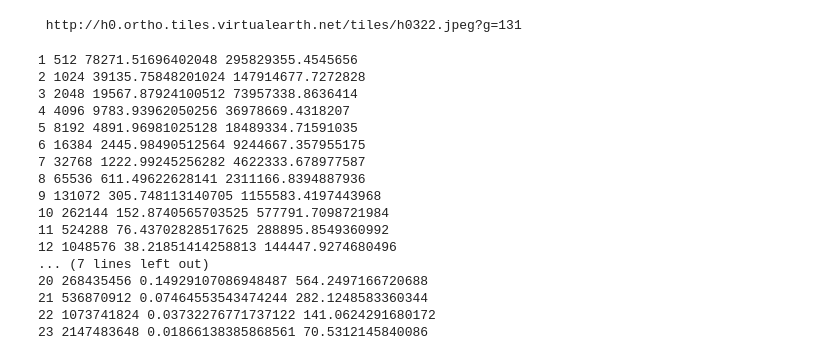
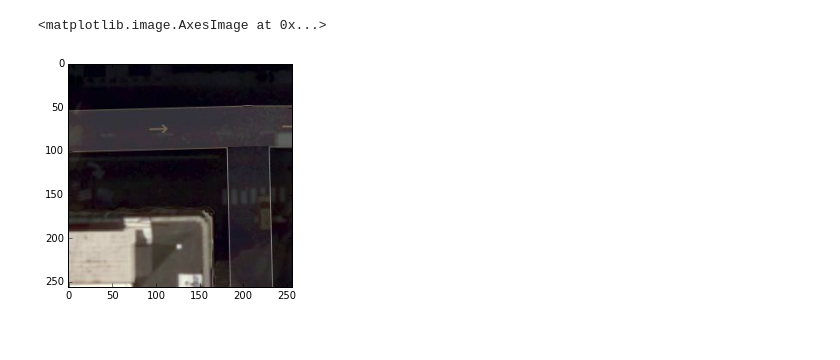
Before and after one commit to saba06/Satellite-Image-Boxing, a Jupyter notebook: homework3.ipynb, the cells around one changed output. Cells and saved outputs as stored; diff of their text form; code cells hidden in the pictures.

Commit message:
find the higest resolution image available

```diff
--- a/homework3.ipynb
+++ b/homework3.ipynb
@@ -51,7 +54,7 @@ def LatLongToPixelXY(latitude,longitude,levelofDetail):
 
     x=(longitude+180)/360
     sinLatitude=math.sin(latitude*math.pi/180)
-    y=0.5-math.log10((1 + sinLatitude) / (1 - sinLatitude))/(4*math.pi)
+    y=0.5-math.log((1 + sinLatitude) / (1 - sinLatitude))/(4*math.pi)
 
     mapSize=MapSize(levelofDetail)
     pixelX=Clip(x*mapSize+0.5,0,mapSize-1)
@@ -136,35 +139,36 @@ def QuadkeyToTileXY(quadKey):
             break
         else:
             print("invalid quadKey")
-# %%
-pixelX,pixelY=LatLongToPixelXY(41,-87,4)
-tileX,tileY=pixelXYToTileXY(pixelX,pixelY)
-q=TileXYToQuadKey(tileX,tileY,4)
-part1_url=" http://h0.ortho.tiles.virtualearth.net/tiles/h"
-part2_url=".jpeg?g=131"
-request_url=part1_url+q+part2_url
-print(request_url)
-#rx(part1_url+q+part2_url,"Chicago-23.jpeg")
-# %% [output]
- http://h0.ortho.tiles.virtualearth.net/tiles/h0322.jpeg?g=131
-# %%
-for i in range(1,24):
-    print(i,MapSize(i),GroundResolution(0,i),MapScale(0,i,96))
-# %% [output]
-1 512 78271.51696402048 295829355.4545656
-2 1024 39135.75848201024 147914677.7272828
-3 2048 19567.87924100512 73957338.8636414
-4 4096 9783.93962050256 36978669.4318207
-5 8192 4891.96981025128 18489334.71591035
-6 16384 2445.98490512564 9244667.357955175
-7 32768 1222.99245256282 4622333.678977587
-8 65536 611.49622628141 2311166.8394887936
-9 131072 305.748113140705 1155583.4197443968
-10 262144 152.8740565703525 577791.7098721984
-11 524288 76.43702828517625 288895.8549360992
-12 1048576 38.21851414258813 144447.9274680496
-... (7 lines left out)
-20 268435456 0.14929107086948487 564.2497166720688
-21 536870912 0.07464553543474244 282.1248583360344
-22 1073741824 0.03732276771737122 141.0624291680172
-23 2147483648 0.01866138385868561 70.5312145840086
+# %%
+def get_image(lat,long,levelofDetail,name):
+    """
+    gets the image for given parameters
+    input:latitude, longitude,levelofDetail, name to save img
+    output: returns img as np array
+    """
+    pixelX,pixelY=LatLongToPixelXY(lat,long,levelofDetail)
+    tileX,tileY=pixelXYToTileXY(pixelX,pixelY)
+    q=TileXYToQuadKey(tileX,tileY,levelofDetail)
+    part1_url=" http://h0.ortho.tiles.virtualearth.net/tiles/h"
+    part2_url=".jpeg?g=131"
+    request_url=part1_url+q+part2_url
+    rx(part1_url+q+part2_url,name+".jpeg")
+    return plt.imread(name+".jpeg")
+
+def find_image(lat,long):
+    """finds the higest resolution/levelofDetail image available
+    input:latitude,longitude
+    output returns img as np array"""
+    for i in range(23,1,-1):
+        img=get_image(lat,long,i,str(lat)+str(long))
+        if np.array_equal(img,plt.imread("empty.jpeg")):
+            {}#find the next lower levelofDetail img
+        else:
+            break
+    return plt.imread(str(lat)+str(long)+".jpeg")
+lat=41.8781
+long=-87.6298
+plt.imshow(find_image(lat,long))
+# %% [output]
+<matplotlib.image.AxesImage at 0x...>
+[figure, added]
```
Also changed, not shown: parts of 1 cell of this notebook, 2 other files.
